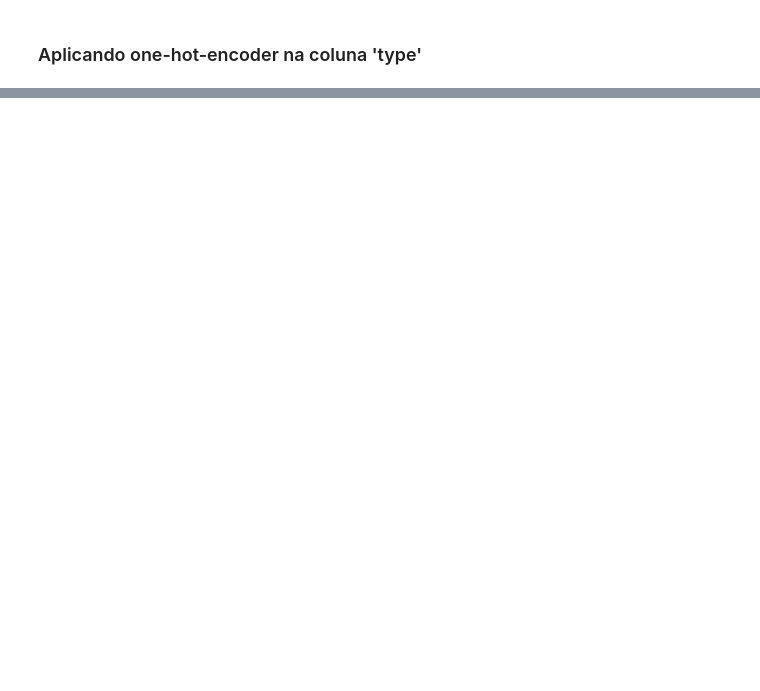
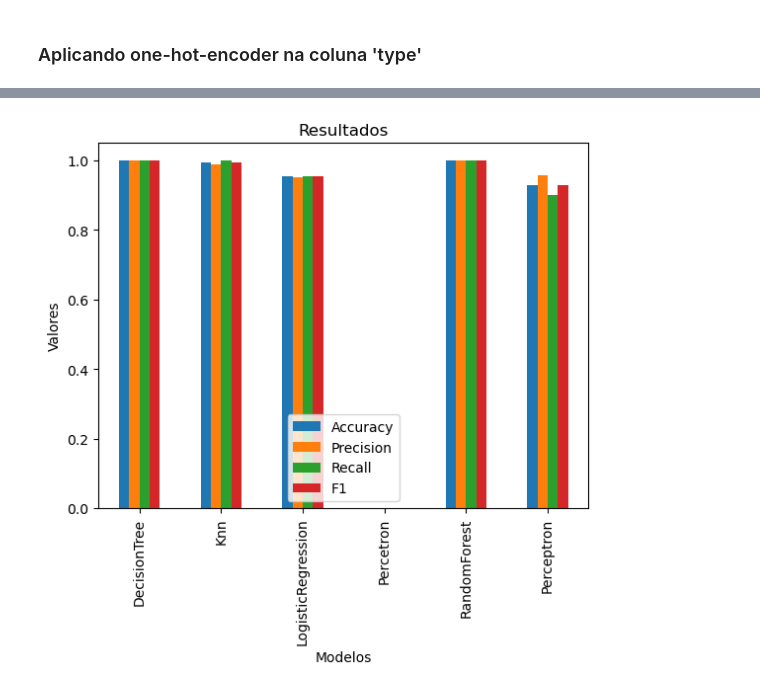
Before and after one commit to hugosantosbessa/ML2023-HugoBessa, a Jupyter notebook: trabalho_final/Trabalho Final.ipynb, the cells around one changed output, grey strips where cells are left out. Saved outputs shown, nothing was run; the diff lists cells and outputs as text; code cells hidden in the pictures; blank space fills up the shorter version.

```diff
--- a/trabalho_final/Trabalho Final.ipynb
+++ b/trabalho_final/Trabalho Final.ipynb
@@ -249,0 +295,5 @@ print(accuracy)
+# %%
+models = ["DecisionTree", 'Knn', 'LogisticRegression', 'Perceptron', 'RandomForest']
+data = {'Modelos': models, 'Accuracy': 0, 'Precision': 0,'Recall': 0, 'F1': 0}
+results = pd.DataFrame(data)
+results.set_index('Modelos', inplace=True)
@@ -249,0 +447,8 @@ print(accuracy)
+# %%
+results.plot(kind='bar')
+plt.xlabel('Modelos')
+plt.ylabel('Valores')
+plt.title('Resultados')
+plt.show()
+# %% [output]
+[figure, added]
```
Also changed, not shown: parts of 44 cells of this notebook.
